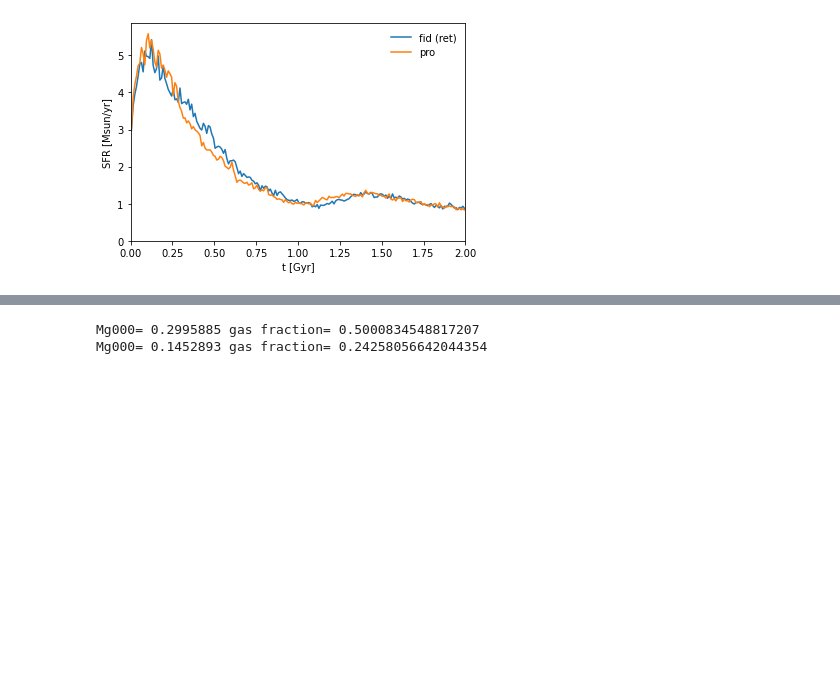
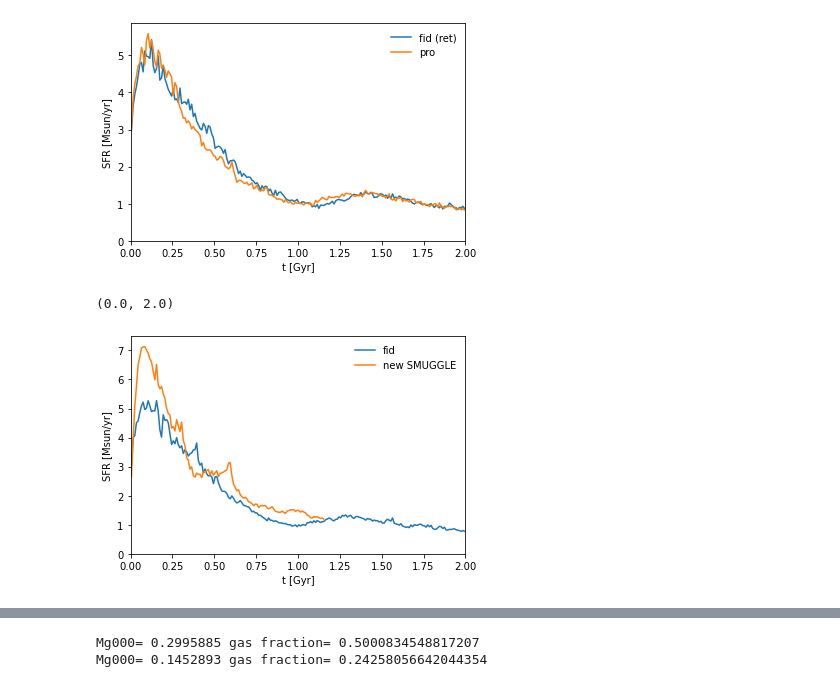
Before and after one commit to gusbeane/GSEgas, a Jupyter notebook: notebooks/MWiso_SFH.ipynb, the cells around one changed output, grey strips where cells are left out. Saved outputs shown, nothing was run; the diff lists cells and outputs as text; code cells hidden in the pictures; blank space fills up the shorter version.

```diff
--- a/notebooks/MWiso_SFH.ipynb
+++ b/notebooks/MWiso_SFH.ipynb
@@ -275,3 +276,20 @@ plt.xlim(0, 2)
 # %% [output]
 (0.0, 2.0)
 [figure]
+# %%
+sfh_file = np.genfromtxt(basepath+'runs/MWiso_fg0.5_Z0/lvl4/output/sfr.txt')
+sfh_file_new = np.genfromtxt(basepath+'runs/MWiso_fg0.5_Z0-newSMUGGLE/lvl4/output/sfr.txt')
+
+time, sfr = bin_sfr(sfh_file[:,0], sfh_file[:,2])
+time_new, sfr_new = bin_sfr(sfh_file_new[:,0], sfh_file_new[:,2])
+plt.plot(time, sfr, label='fid')
+plt.plot(time_new, sfr_new, label='new SMUGGLE')
+plt.legend(frameon=False)
+plt.xlabel('t [Gyr]')
+plt.ylabel('SFR [Msun/yr]')
+# plt.axvline(0.005*25)
+plt.ylim(0, None)
+plt.xlim(0, 2)
+# %% [output]
+(0.0, 2.0)
+[figure, added]
```
Also changed, not shown: parts of 32 cells of this notebook, 6 other files.
